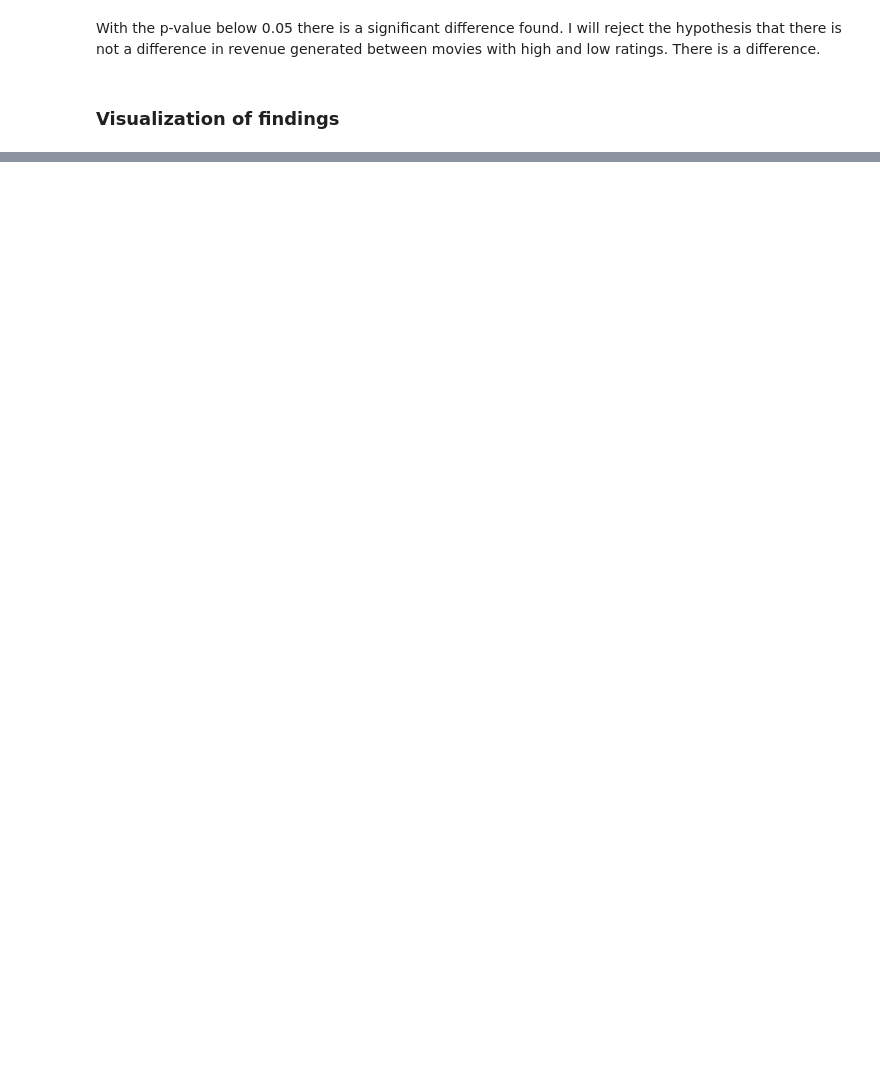
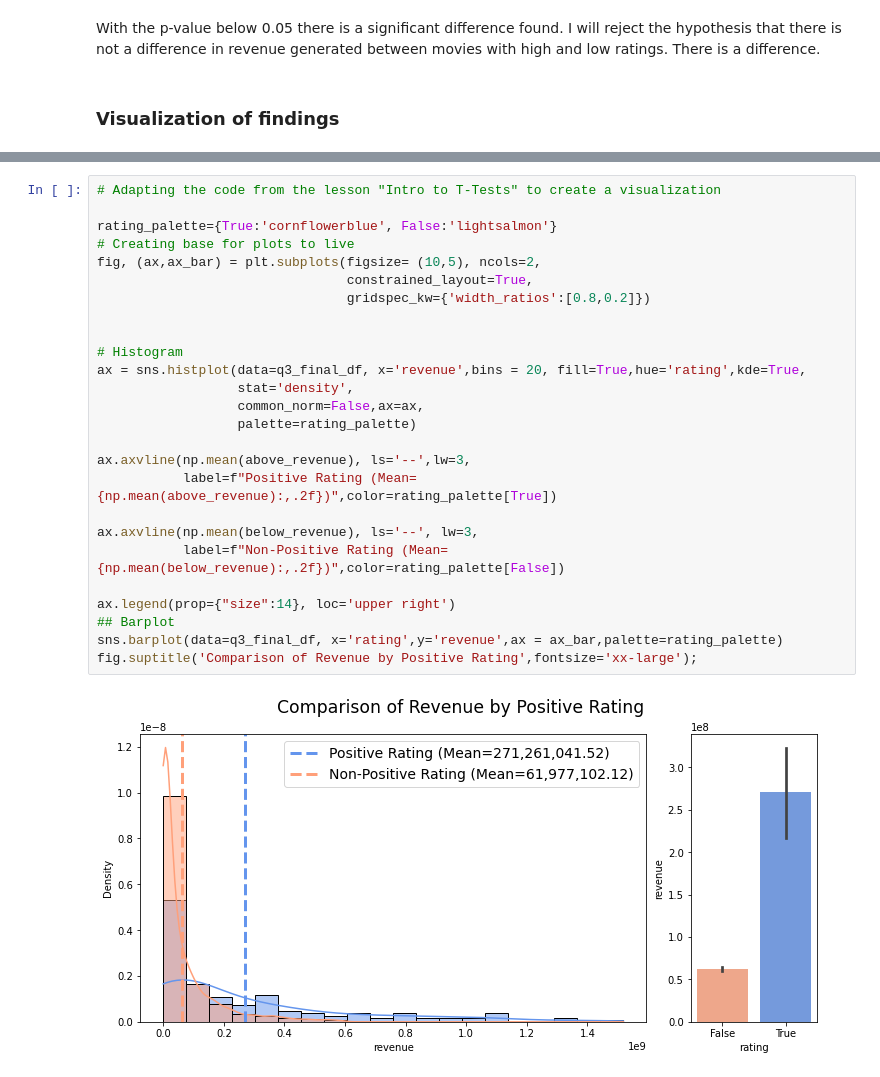
Before and after one commit to laffertybrian/Extract-Transform-and-Load, a Jupyter notebook: Project 3 Hypothesis Testing.ipynb, the cells around one changed output, grey strips where cells are left out. Saved outputs shown, nothing was run; the diff lists cells and outputs as text; blank space fills up the shorter version.

```diff
--- a/Project 3 Hypothesis Testing.ipynb
+++ b/Project 3 Hypothesis Testing.ipynb
@@ -641,0 +673,28 @@ With the p-value below 0.05 there is a significant difference found. I will reje
+# %%
+# Adapting the code from the lesson "Intro to T-Tests" to create a visualization
+
+rating_palette={True:'cornflowerblue', False:'lightsalmon'}
+# Creating base for plots to live
+fig, (ax,ax_bar) = plt.subplots(figsize= (10,5), ncols=2,
+                                constrained_layout=True,
+                                gridspec_kw={'width_ratios':[0.8,0.2]})
+
+
+# Histogram
+ax = sns.histplot(data=q3_final_df, x='revenue',bins = 20, fill=True,hue='rating',kde=True,
+                  stat='density',
+                  common_norm=False,ax=ax,
+                  palette=rating_palette)
+
+ax.axvline(np.mean(above_revenue), ls='--',lw=3,
+           label=f"Positive Rating (Mean={np.mean(above_revenue):,.2f})",color=rating_palette[True])
+
+ax.axvline(np.mean(below_revenue), ls='--', lw=3,
+           label=f"Non-Positive Rating (Mean={np.mean(below_revenue):,.2f})",color=rating_palette[False])
+
+ax.legend(prop={"size":14}, loc='upper right')
+## Barplot
+sns.barplot(data=q3_final_df, x='rating',y='revenue',ax = ax_bar,palette=rating_palette)
+fig.suptitle('Comparison of Revenue by Positive Rating',fontsize='xx-large');
+# %% [output]
+[figure, added]
```
Also changed, not shown: parts of 17 cells of this notebook.
